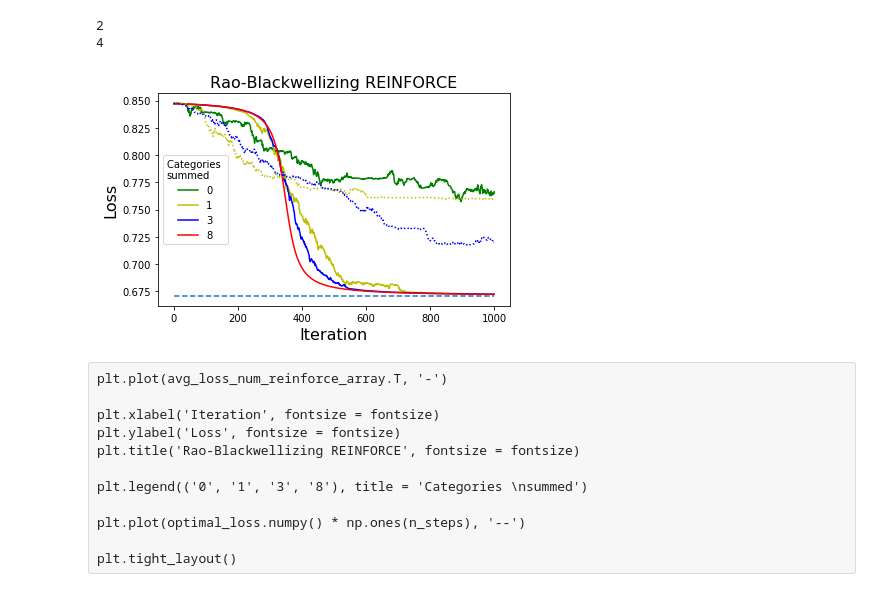
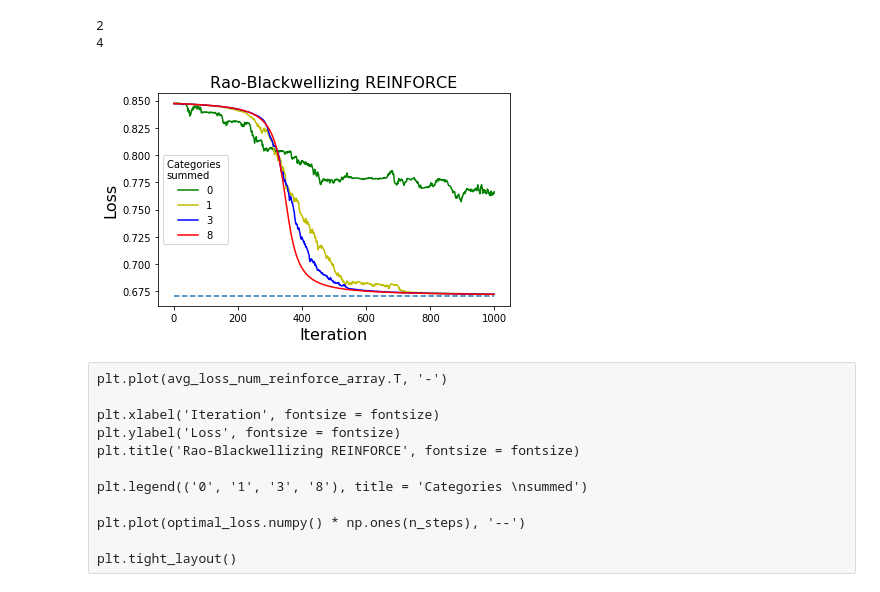
Before and after one commit to Runjing-Liu120/RaoBlackwellizedSGD, a Jupyter notebook: experiments/bernoulli_experiments/bernoulli_optimization_experiments.ipynb, the cells around one changed output. Drawn from its saved outputs; the diff is of its cells as text; code cells hidden in the pictures.

```diff
--- a/experiments/bernoulli_experiments/bernoulli_optimization_experiments.ipynb
+++ b/experiments/bernoulli_experiments/bernoulli_optimization_experiments.ipynb
@@ -319,24 +319,24 @@ fontsize = 16
 # %%
 plt.plot(avg_loss_num_reinforce_array[0, :], 'g-')
 plt.plot(avg_loss_num_reinforce_array[1, :], 'y-')
 plt.plot(avg_loss_num_reinforce_array[2, :], 'b-')
 plt.plot(avg_loss_num_reinforce_array[3, :], 'r-')
 plt.legend(('0', '1', '3', '8'), title = 'Categories \nsummed')
 
-plt.plot(avg_loss_num_samples_array[0, :], 'y:')
-plt.plot(avg_loss_num_samples_array[1, :], 'b:')
+# plt.plot(avg_loss_num_samples_array[0, :], 'y:')
+# plt.plot(avg_loss_num_samples_array[1, :], 'b:')
 
 plt.xlabel('Iteration', fontsize = fontsize)
 plt.ylabel('Loss', fontsize = fontsize)
 plt.title('Rao-Blackwellizing REINFORCE', fontsize = fontsize)
 
 plt.plot(optimal_loss.numpy() * np.ones(n_steps), '--')
 
 plt.tight_layout()
 
-plt.savefig('../icml_figures/rb_reinforce_paths.png')
+plt.savefig('../icml_figures/bernoulli_loss_path_reinforce.png')
 # %% [output]
-[figure, old version]
+[figure, new version]
 # %% [raw]
 plt.plot(avg_loss_num_reinforce_array.T, '-')
 
```
Also changed, not shown: parts of 1 cell of this notebook, 2 other files.
